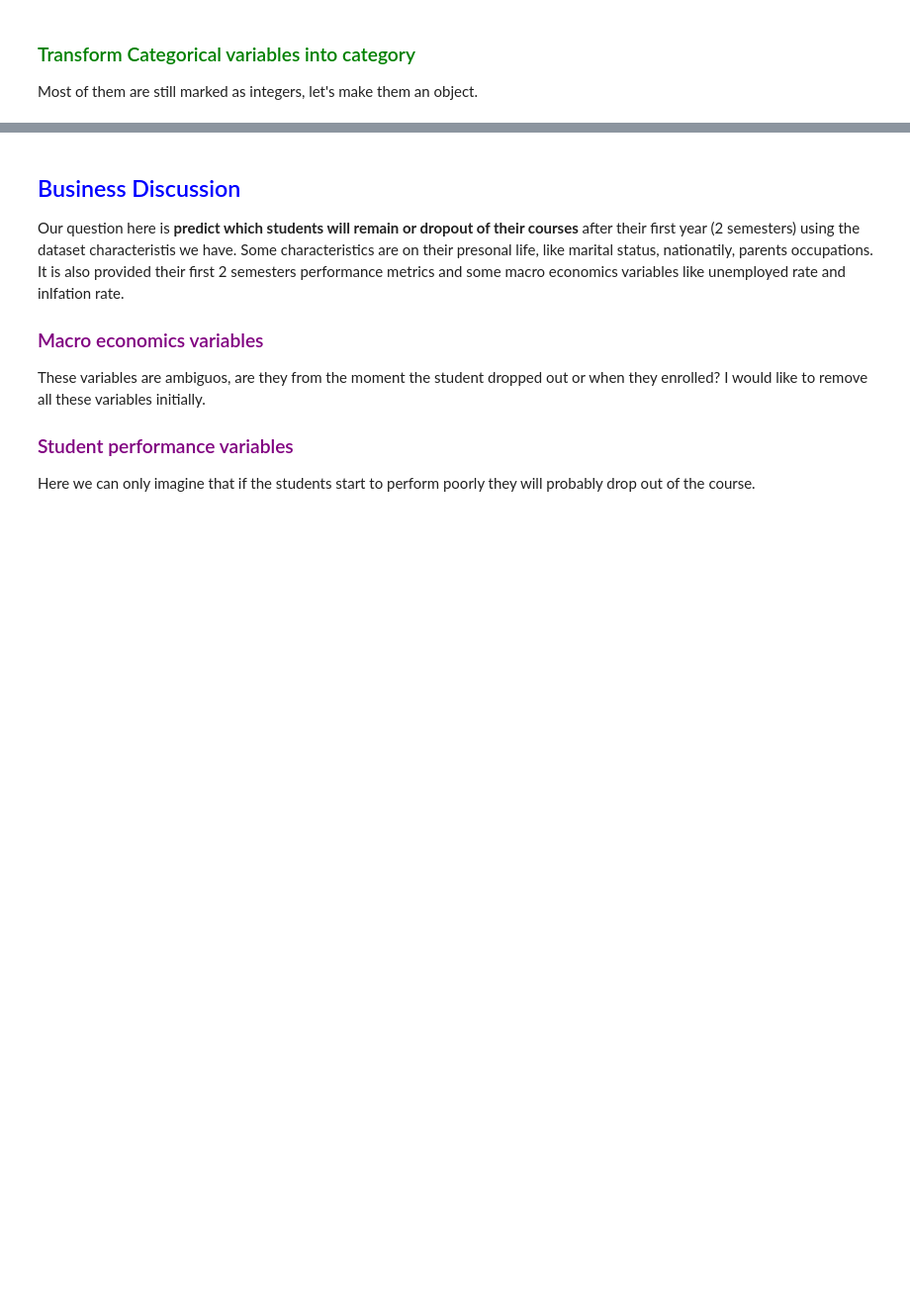
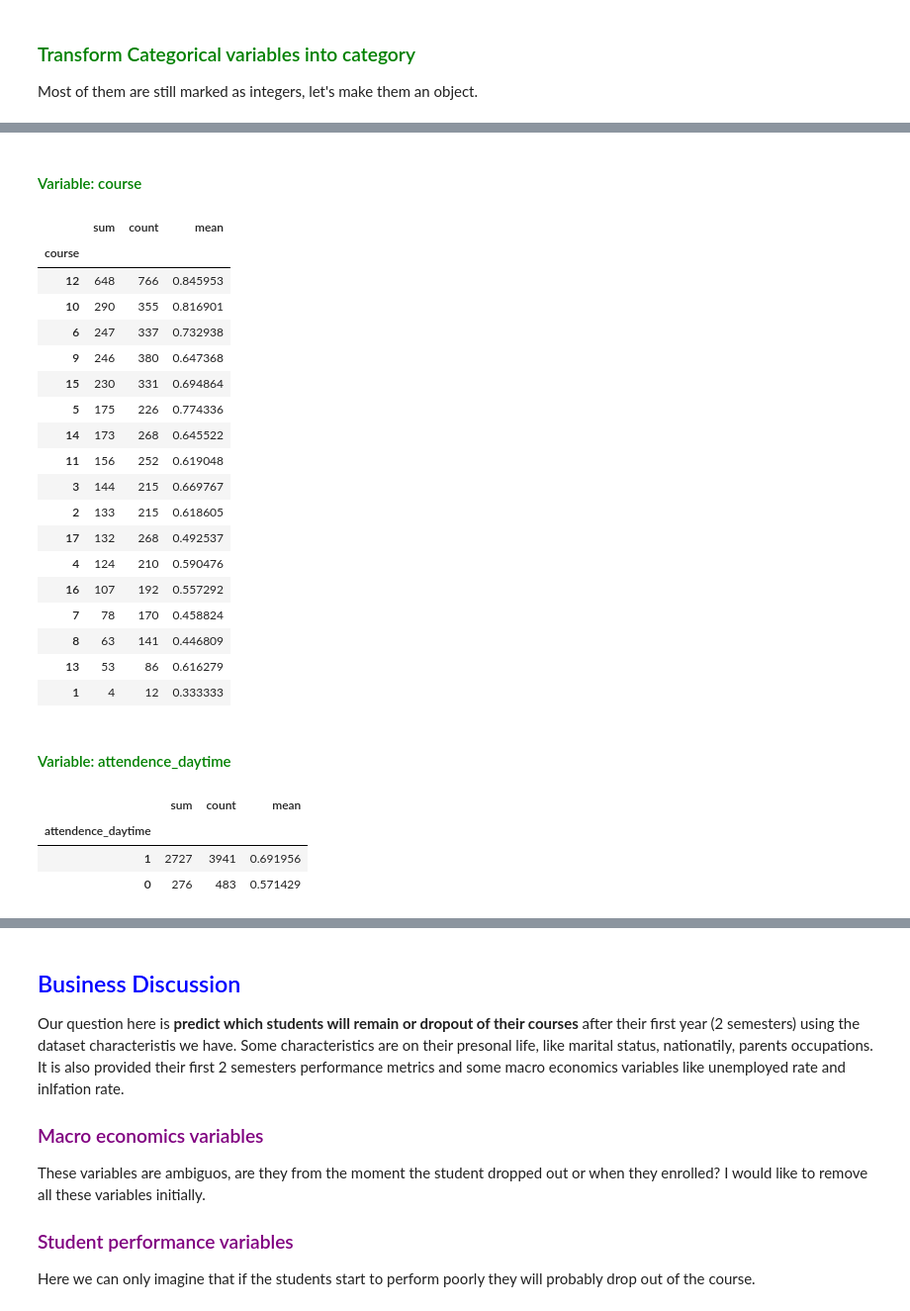
Before and after one commit to RakellM/ASN-DSA-T5, a Jupyter notebook: 19-RML/Homework/Main.ipynb, the cells around one changed output, grey strips where cells are left out. Shown at 99% size. Cells and saved outputs as stored; diff of their text form; code cells hidden in the pictures; blank space fills up the shorter version.

```diff
--- a/19-RML/Homework/Main.ipynb
+++ b/19-RML/Homework/Main.ipynb
@@ -843,0 +911,35 @@ df = df.drop('target', axis=1)
+# %% [markdown]
+#### <span style="color:green"> Variable: course </span>
+# %%
+#### Variable: course
+df.groupby('course')['Retained'].agg(['sum', 'count', 'mean']).sort_values('sum', ascending=False)
+# %% [output]
+|  | sum | count | mean |
+| course |  |  |  |
+| 12 | 648 | 766 | 0.845953 |
+| 10 | 290 | 355 | 0.816901 |
+| 6 | 247 | 337 | 0.732938 |
+| 9 | 246 | 380 | 0.647368 |
+| 15 | 230 | 331 | 0.694864 |
+| 5 | 175 | 226 | 0.774336 |
+| 14 | 173 | 268 | 0.645522 |
+| 11 | 156 | 252 | 0.619048 |
+| 3 | 144 | 215 | 0.669767 |
+| 2 | 133 | 215 | 0.618605 |
+| 17 | 132 | 268 | 0.492537 |
+| 4 | 124 | 210 | 0.590476 |
+| 16 | 107 | 192 | 0.557292 |
+| 7 | 78 | 170 | 0.458824 |
+| 8 | 63 | 141 | 0.446809 |
+| 13 | 53 | 86 | 0.616279 |
+| 1 | 4 | 12 | 0.333333 |
+# %% [markdown]
+#### <span style="color:green"> Variable: attendence_daytime </span>
+# %%
+#### Variable: attendence_daytime
+df.groupby('attendence_daytime')['Retained'].agg(['sum', 'count', 'mean']).sort_values('sum', ascending=False)
+# %% [output]
+|  | sum | count | mean |
+| attendence_daytime |  |  |  |
+| 1 | 2727 | 3941 | 0.691956 |
+| 0 | 276 | 483 | 0.571429 |
```
Also changed, not shown: parts of 56 cells of this notebook, 1 other file.
